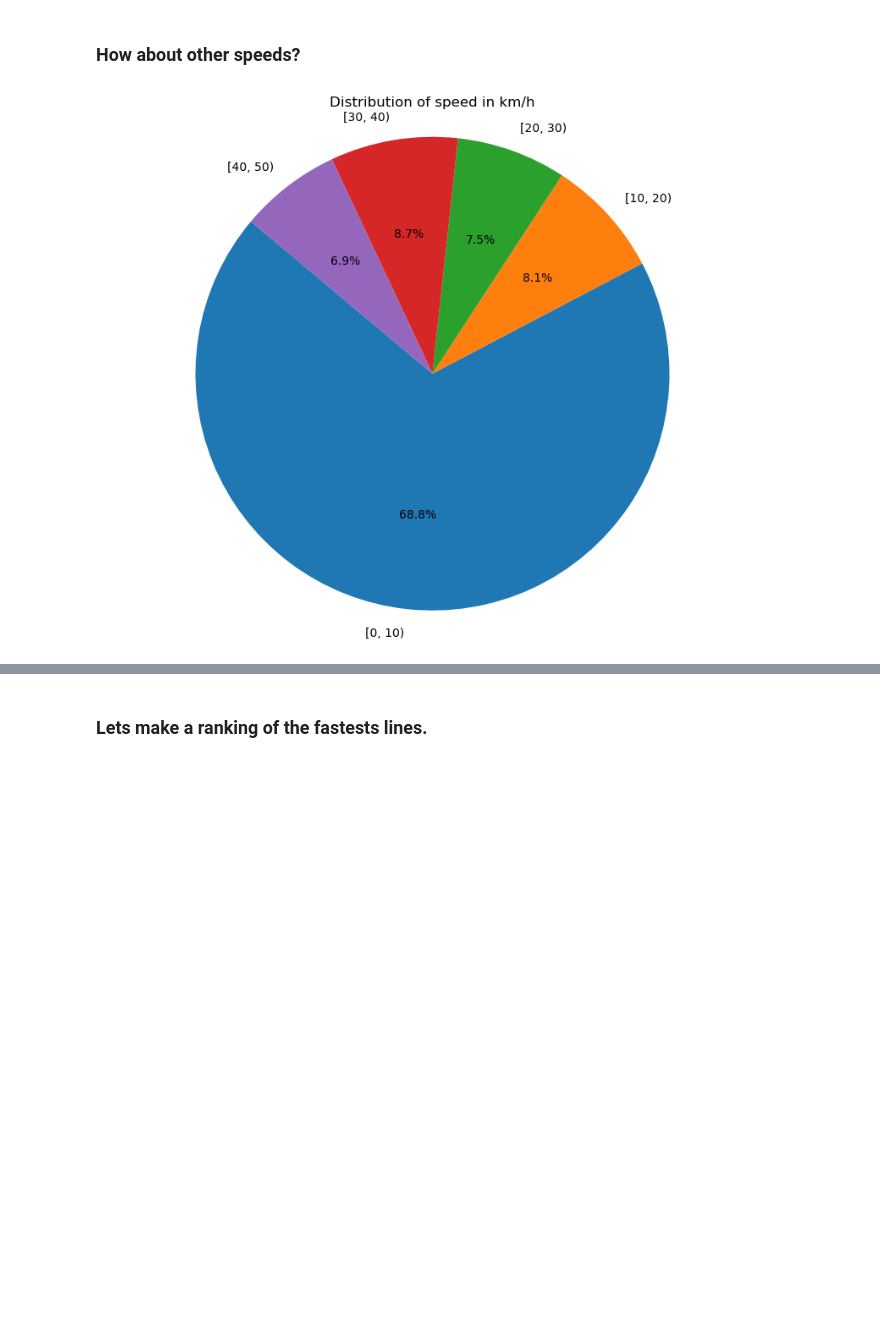
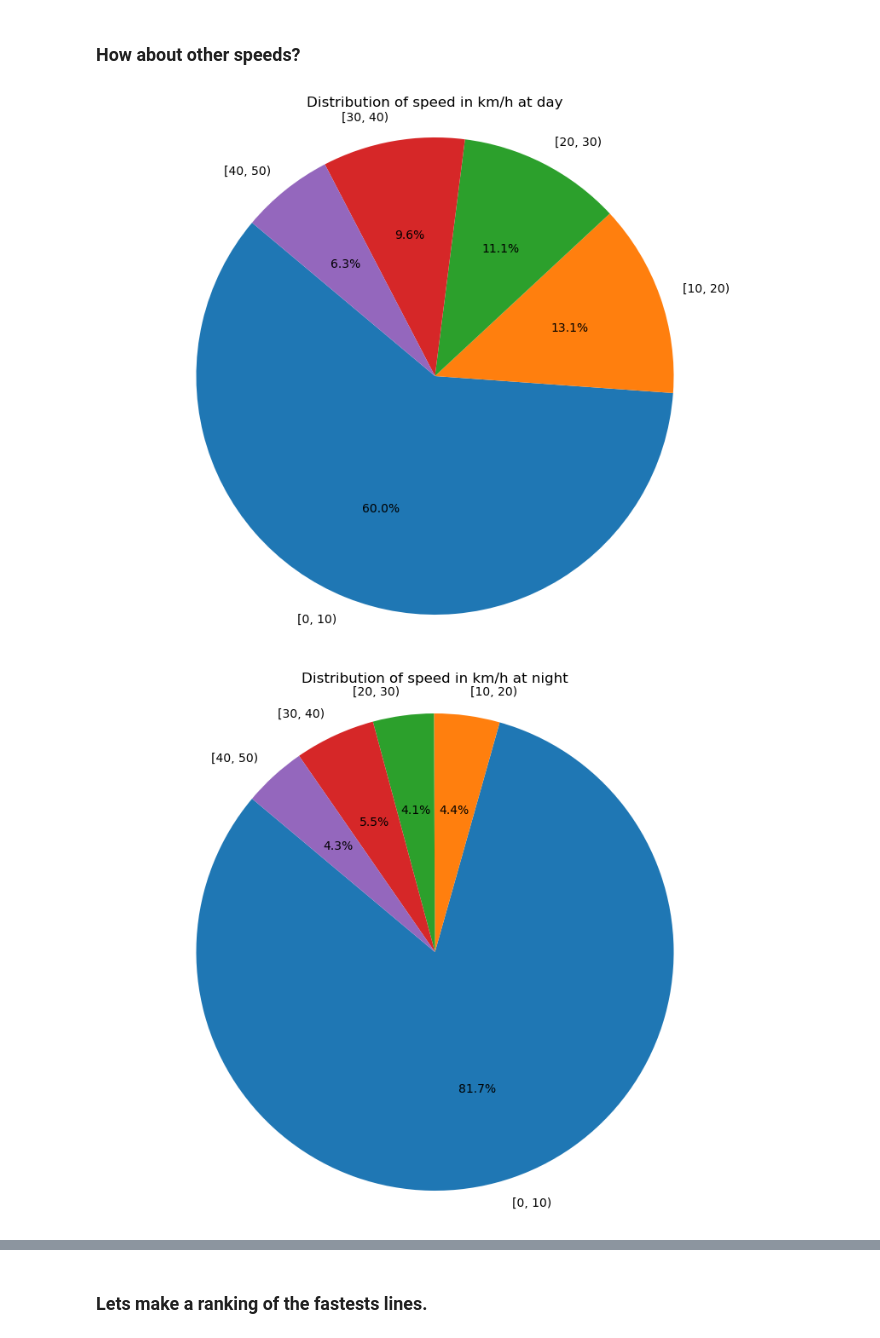
Before and after one commit to patrykmalcher/buses-in-warsaw, a Jupyter notebook: notebook/data-analysis.ipynb, the cells around one changed output, grey strips where cells are left out. Drawn from its saved outputs; the diff is of its cells as text; code cells hidden in the pictures; blank space fills up the shorter version.

```diff
--- a/notebook/data-analysis.ipynb
+++ b/notebook/data-analysis.ipynb
@@ -342,15 +392,20 @@ As we can see, most of the speedings are not significant, and the number in each
 # %% [markdown]
 ### How about other speeds?
 # %%
-buckets = list(range(0, 51, 10))
-speed_buckets = pd.cut(df['speed'], bins=buckets, right=False)
-speed_counts = speed_buckets.value_counts().sort_index()
+def plot_distribution_of_speeds(df, day_time):
+    buckets = list(range(0, 51, 10))
+    speed_buckets = pd.cut(df['speed'], bins=buckets, right=False)
+    speed_counts = speed_buckets.value_counts().sort_index()
 
-plt.figure(figsize=(10, 8))
-plt.pie(speed_counts, labels=speed_counts.index, autopct='%1.1f%%', startangle=140)
-plt.title('Distribution of speed in km/h')
-plt.axis('equal')
-plt.show()
+    plt.figure(figsize=(10, 8))
+    plt.pie(speed_counts, labels=speed_counts.index, autopct='%1.1f%%', startangle=140)
+    plt.title(f"Distribution of speed in km/h at {day_time}")
+    plt.axis('equal')
+    plt.show()
-# %% [output]
-[figure, removed]
+# %%
+plot_distribution_of_speeds(df_day, 'day')
+plot_distribution_of_speeds(df_night, 'night')
+# %% [output]
+[figure, added]
+[figure, added]
 # %% [markdown]
```
Also changed, not shown: parts of 25 cells of this notebook, 1 other file.
